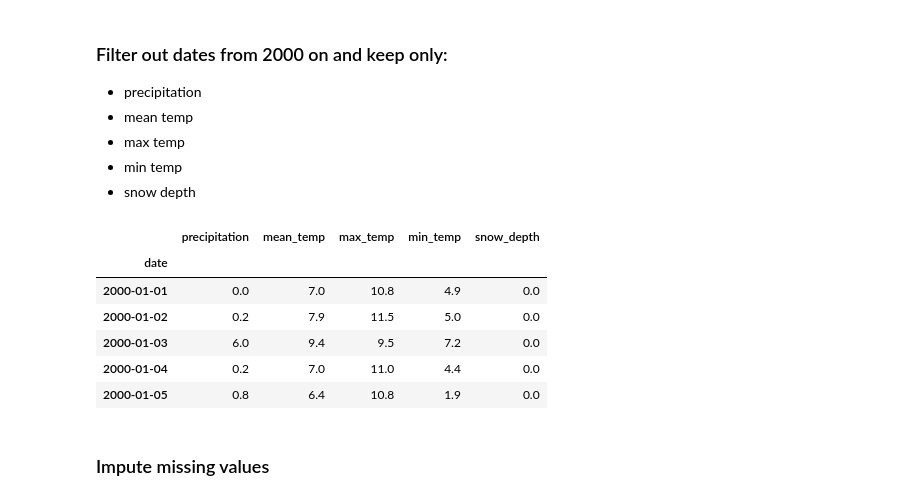
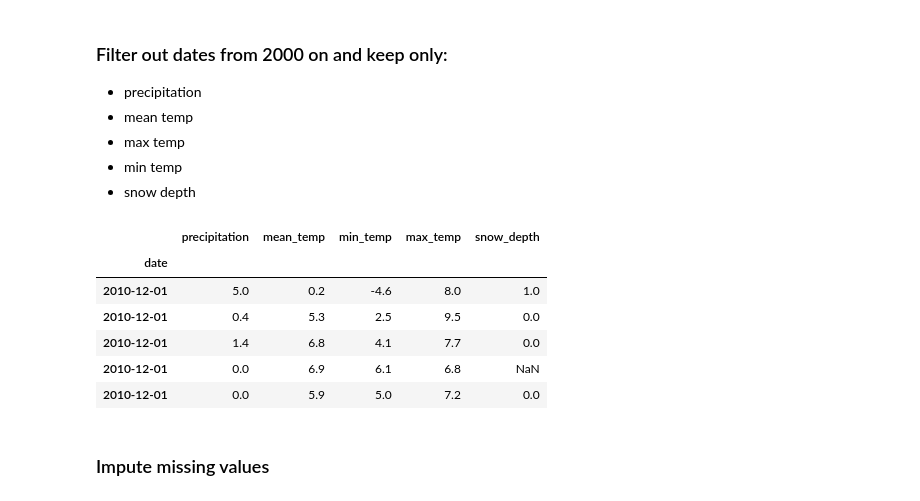
Before and after one commit to SeeBee8/Resampling, a Jupyter notebook: Resampling.ipynb, the cells around one changed output. Cells and saved outputs as stored; diff of their text form; code cells hidden in the pictures.

```diff
--- a/Resampling.ipynb
+++ b/Resampling.ipynb
@@ -72,16 +59,23 @@ df.head(1)
 -  min temp
 -  snow depth
 # %%
-dff = df.loc['2000':, ['precipitation', 'mean_temp', 'max_temp', 'min_temp', 'snow_depth']]
-dff.head()
+df.sort_index()
+#Slide dates
+From = "20200101"
+To = "20101231"
+dff= df.copy()
+dff=dff.loc[:,['precipitation', 'mean_temp', 'min_temp', 'max_temp', 'snow_depth']]
-# %% [output]
-|  | precipitation | mean_temp | max_temp | min_temp | snow_depth |
-| date |  |  |  |  |  |
-| 2000-01-01 | 0.0 | 7.0 | 10.8 | 4.9 | 0.0 |
-| 2000-01-02 | 0.2 | 7.9 | 11.5 | 5.0 | 0.0 |
-| 2000-01-03 | 6.0 | 9.4 | 9.5 | 7.2 | 0.0 |
-| 2000-01-04 | 0.2 | 7.0 | 11.0 | 4.4 | 0.0 |
-| 2000-01-05 | 0.8 | 6.4 | 10.8 | 1.9 | 0.0 |
+# %%
+dff=dff.loc['20000101':"20101231"]
+dff.tail()
+# %% [output]
+|  | precipitation | mean_temp | min_temp | max_temp | snow_depth |
+| date |  |  |  |  |  |
+| 2010-12-01 | 5.0 | 0.2 | -4.6 | 8.0 | 1.0 |
+| 2010-12-01 | 0.4 | 5.3 | 2.5 | 9.5 | 0.0 |
+| 2010-12-01 | 1.4 | 6.8 | 4.1 | 7.7 | 0.0 |
+| 2010-12-01 | 0.0 | 6.9 | 6.1 | 6.8 | NaN |
+| 2010-12-01 | 0.0 | 5.9 | 5.0 | 7.2 | 0.0 |
 # %% [markdown]
 ### Impute missing values
 # %%
```
Also changed, not shown: parts of 15 cells of this notebook.
